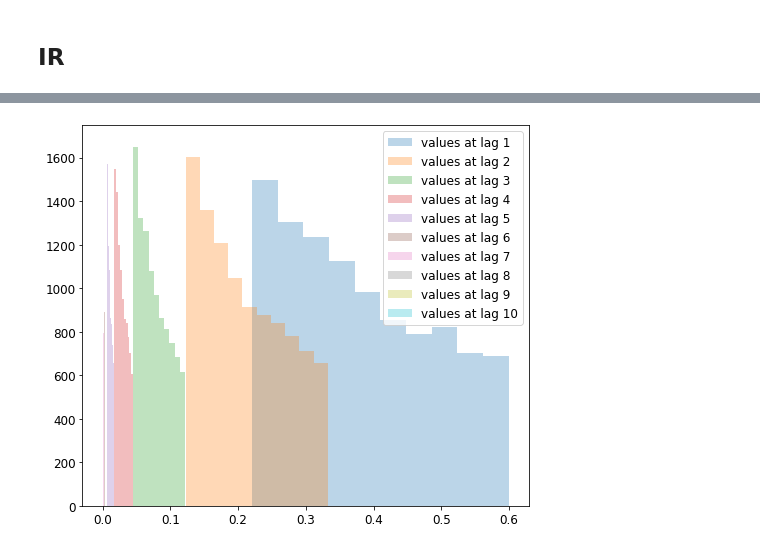
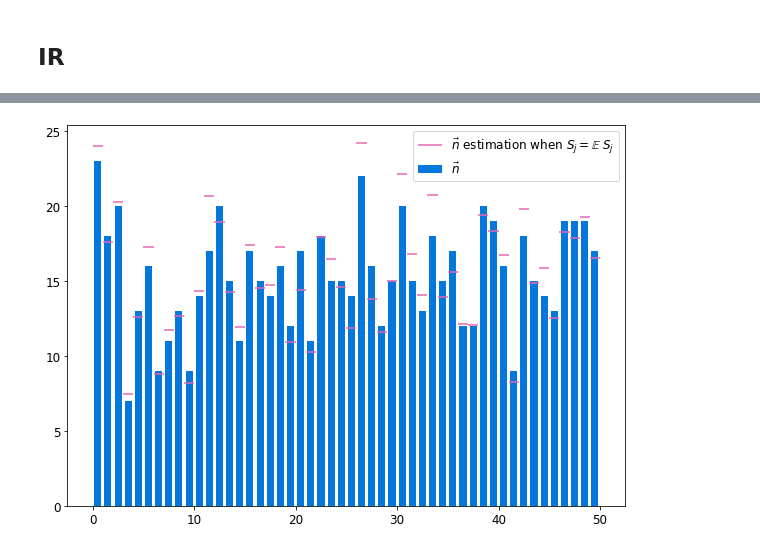
Before and after one commit to nj-vs-vh/master-thesis, a Jupyter notebook: demo.ipynb, the cells around one changed output, grey strips where cells are left out. Saved outputs shown, nothing was run; the diff lists cells and outputs as text; code cells hidden in the pictures.

```diff
--- a/demo.ipynb
+++ b/demo.ipynb
@@ -86,6 +63,4 @@ plt.savefig('./doc/pic/problem-setup-example.pdf')
 # %%
-stats = randomized_ir.RandomizedIrStats(rir, samplesize=10000)
+stats = randomized_ir.RandomizedIrStats(rir, samplesize=100000)
 
-stats.plot_samples()
+n_vec_estimation = stats.estimate_n_vec(S_vec)
-# %% [output]
-[figure, removed]
@@ -91,0 +69,4 @@ stats.plot_samples()
+# %%
+plots.plot_mean_n_estimation(n_vec, n_vec_estimation)
+# %% [output]
+[figure, added]
```
Also changed, not shown: parts of 13 cells of this notebook, 7 other files.
